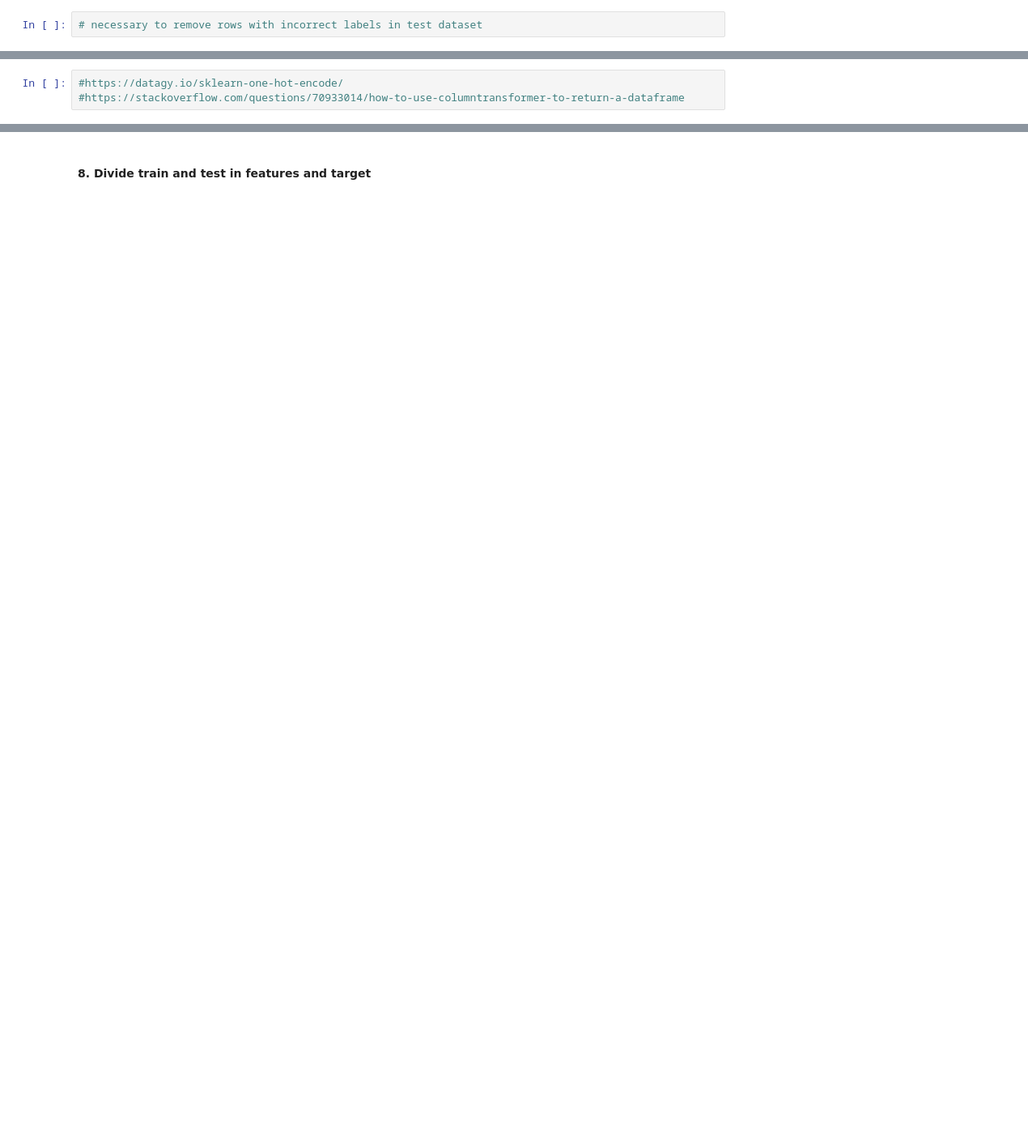
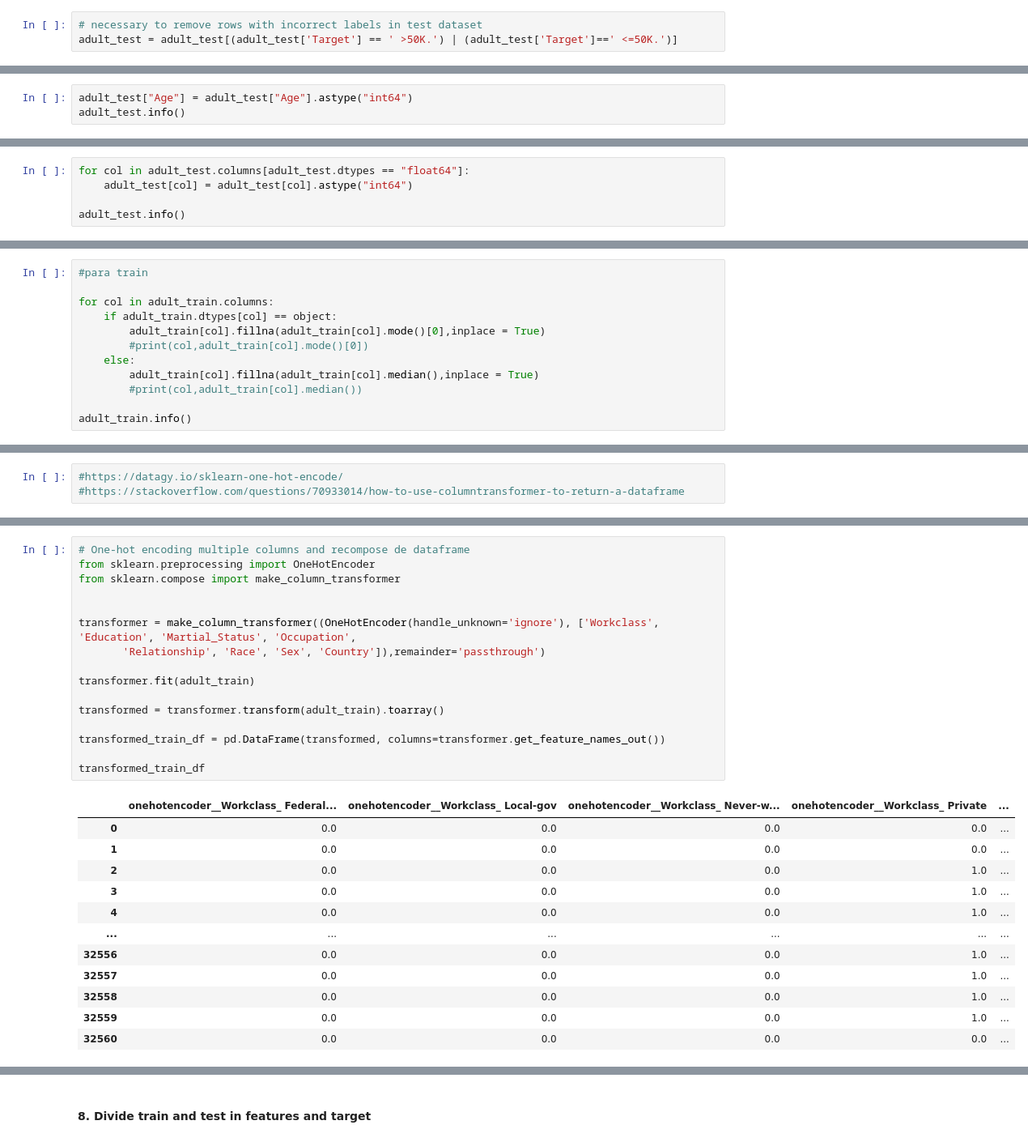
Before and after one commit to nichoces/dsft-jun23, a Jupyter notebook: 3_Machine_learning/3.2_Supervisado/3.2.5 Arboles/DecisionTrees Adult Dataset.ipynb, the cells around one changed output, grey strips where cells are left out. Shown at 81% size. Saved outputs shown, nothing was run; the diff lists cells and outputs as text; blank space fills up the shorter version.

```diff
--- a/3_Machine_learning/3.2_Supervisado/3.2.5 Arboles/DecisionTrees Adult Dataset.ipynb
+++ b/3_Machine_learning/3.2_Supervisado/3.2.5 Arboles/DecisionTrees Adult Dataset.ipynb
@@ -112,5 +120,6 @@ adult_test
 # %%
 # necessary to remove rows with incorrect labels in test dataset
+adult_test = adult_test[(adult_test['Target'] == ' >50K.') | (adult_test['Target']==' <=50K.')]
 # %% [markdown]
 #### 2. Encode
 Encode target as
@@ -228,0 +224,3 @@ memory usage: 2.0+ MB
+# %%
+adult_test["Age"] = adult_test["Age"].astype("int64")
+adult_test.info()
@@ -228,0 +245,5 @@ memory usage: 2.0+ MB
+# %%
+for col in adult_test.columns[adult_test.dtypes == "float64"]:
+    adult_test[col] = adult_test[col].astype("int64")
+
+adult_test.info()
@@ -275,0 +276,12 @@ memory usage: 2.0+ MB
+# %%
+#para train
+
+for col in adult_train.columns:
+    if adult_train.dtypes[col] == object:
+        adult_train[col].fillna(adult_train[col].mode()[0],inplace = True)
+        #print(col,adult_train[col].mode()[0])
+    else:
+        adult_train[col].fillna(adult_train[col].median(),inplace = True)
+        #print(col,adult_train[col].median())
+
+adult_train.info()
@@ -322,0 +354,29 @@ make_column_transformer() y one_hot_encoder()
+# %%
+# One-hot encoding multiple columns and recompose de dataframe
+from sklearn.preprocessing import OneHotEncoder
+from sklearn.compose import make_column_transformer
+
+
+transformer = make_column_transformer((OneHotEncoder(handle_unknown='ignore'), ['Workclass', 'Education', 'Martial_Status', 'Occupation',
+       'Relationship', 'Race', 'Sex', 'Country']),remainder='passthrough')
+
+transformer.fit(adult_train)
+
+transformed = transformer.transform(adult_train).toarray()
+
+transformed_train_df = pd.DataFrame(transformed, columns=transformer.get_feature_names_out())
+
+transformed_train_df
+# %% [output]
+|  | onehotencoder__Workclass_ Federal... | onehotencoder__Workclass_ Local-gov | onehotencoder__Workclass_ Never-w... | onehotencoder__Workclass_ Private | ... |
+| 0 | 0.0 | 0.0 | 0.0 | 0.0 | ... |
+| 1 | 0.0 | 0.0 | 0.0 | 0.0 | ... |
+| 2 | 0.0 | 0.0 | 0.0 | 1.0 | ... |
+| 3 | 0.0 | 0.0 | 0.0 | 1.0 | ... |
+| 4 | 0.0 | 0.0 | 0.0 | 1.0 | ... |
+| ... | ... | ... | ... | ... | ... |
+| 32556 | 0.0 | 0.0 | 0.0 | 1.0 | ... |
+| 32557 | 0.0 | 0.0 | 0.0 | 1.0 | ... |
+| 32558 | 0.0 | 0.0 | 0.0 | 1.0 | ... |
+| 32559 | 0.0 | 0.0 | 0.0 | 1.0 | ... |
+| 32560 | 0.0 | 0.0 | 0.0 | 0.0 | ... |
```
Also changed, not shown: parts of 26 cells of this notebook, 4 other files.
